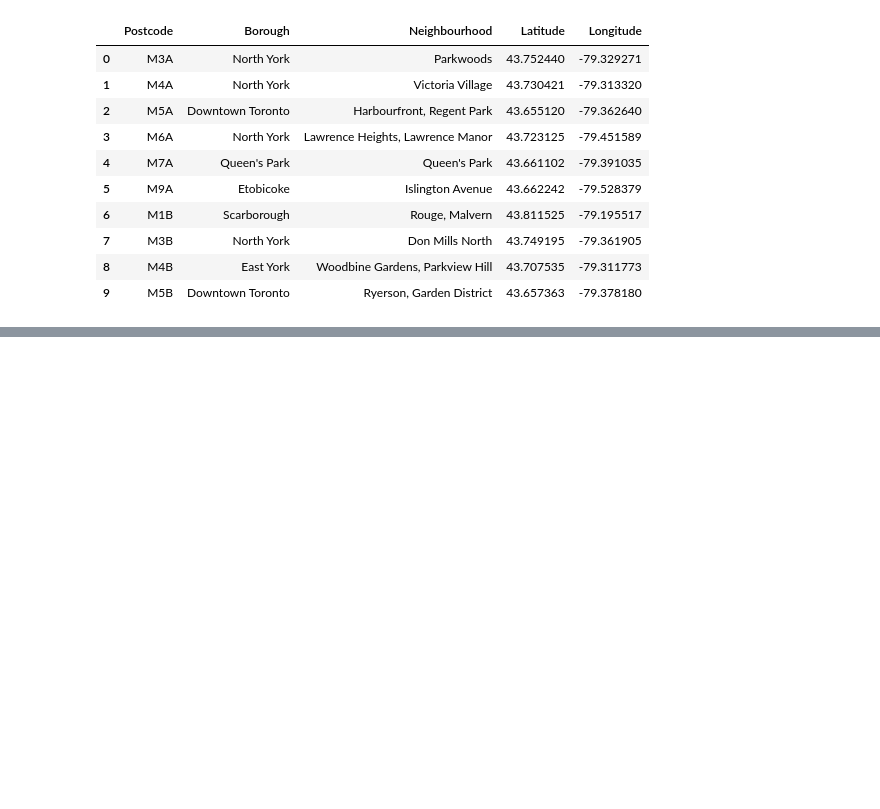
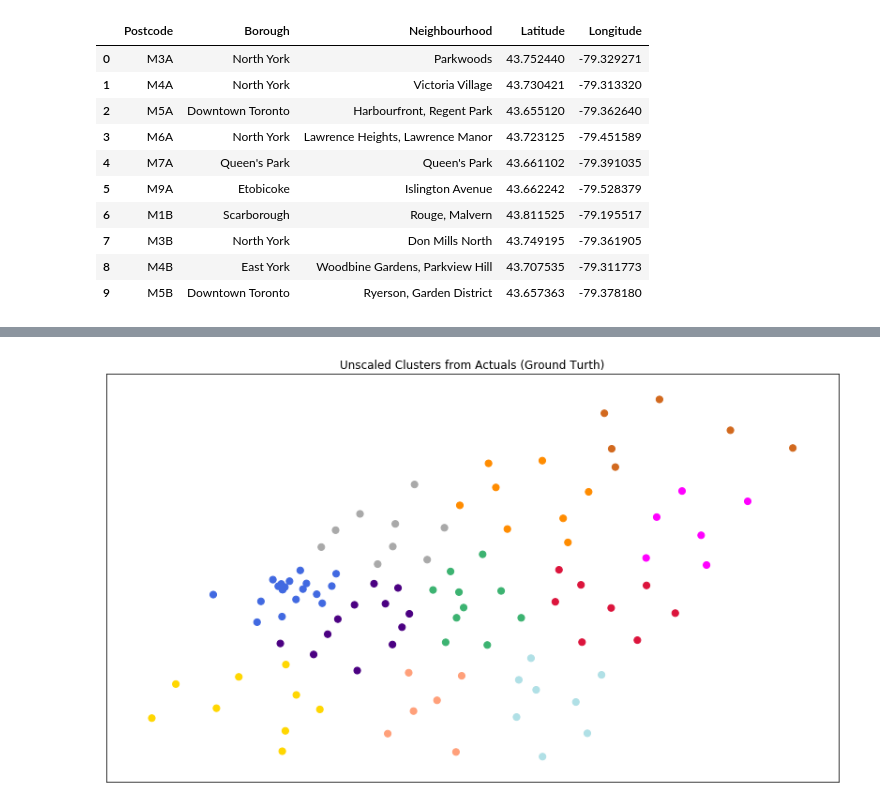
Before and after one commit to Astayonix/TorontoNeighborhoods, a Jupyter notebook: Toronto Neighborhood Exploration.ipynb, the cells around one changed output, grey strips where cells are left out. Cells and saved outputs as stored; diff of their text form; code cells hidden in the pictures; blank space fills up the shorter version.

```diff
--- a/Toronto Neighborhood Exploration.ipynb
+++ b/Toronto Neighborhood Exploration.ipynb
@@ -161,0 +220,14 @@ toronto_df.head(10)
+# %%
+# Visualizing how the actual neighborhoods cluster
+colors = np.array(['darkgray', 'lightsalmon', 'chocolate', 'mediumseagreen', 'indigo', 'darkorange', 'gold', 'royalblue', 'powderblue', 'magenta', 'crimson'])
+
+fig = plt.figure(figsize=(14, 8))
+ax2 = fig.add_subplot(1, 1, 1)
+plt.scatter(x=toronto_df['Latitude'], y=toronto_df['Longitude'], c=colors[toronto_df['Label']], s=50)
+
+ax2.set_title('Unscaled Clusters from Actuals (Ground Turth)')
+ax2.set_xticks(())
+ax2.set_yticks(())
+plt.show()
+# %% [output]
+[figure, added]
```
Also changed, not shown: parts of 12 cells of this notebook.
